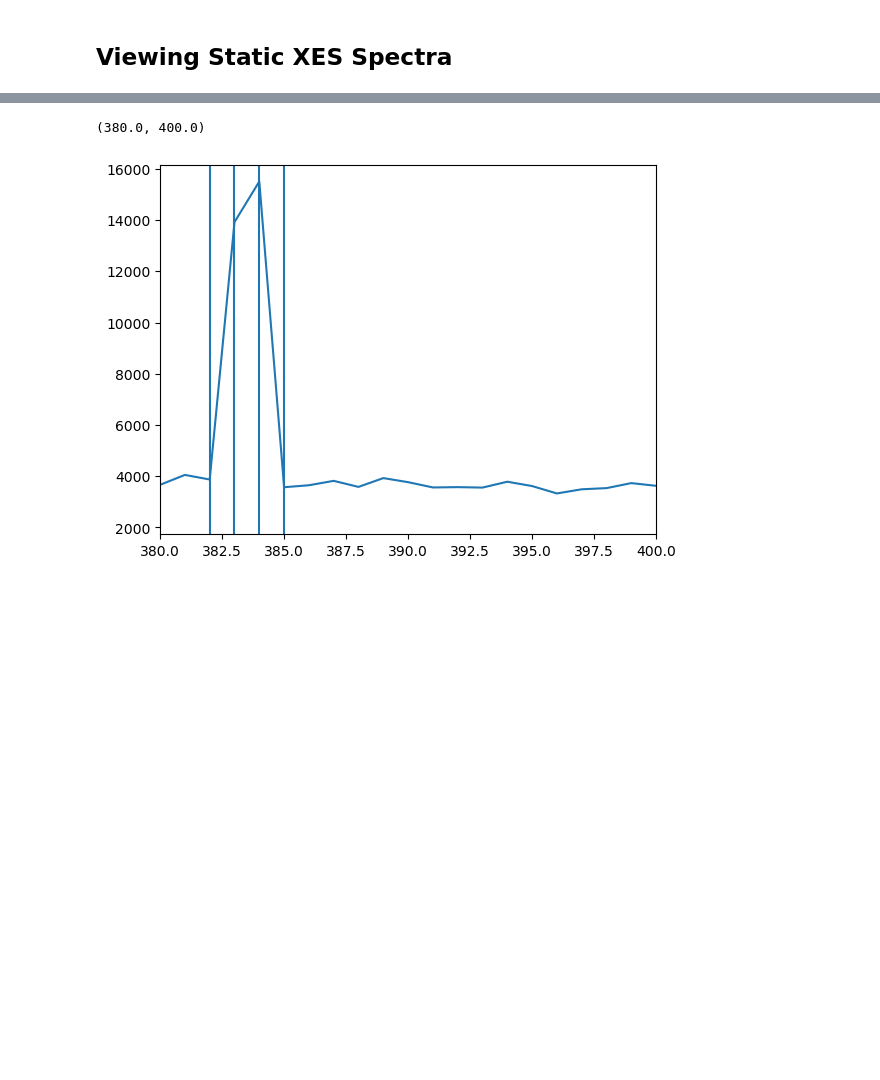
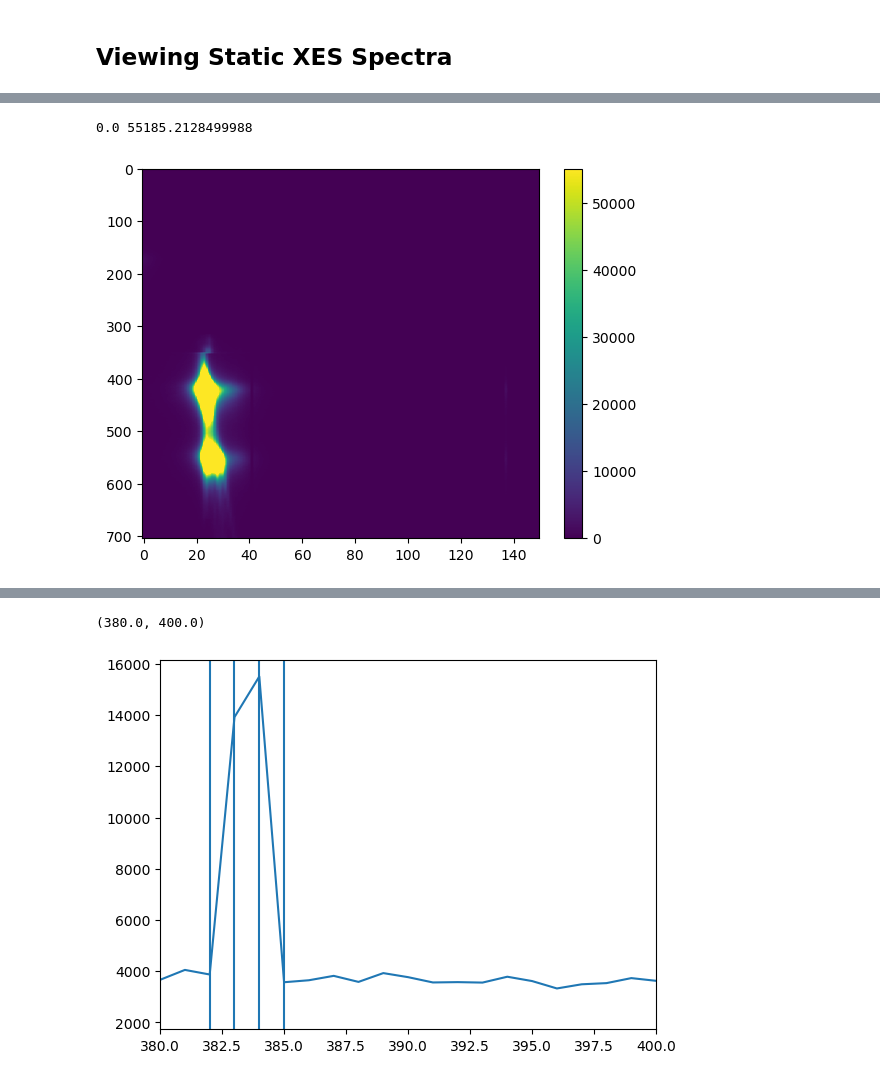
Before and after one commit to lg345/XSpect, a Jupyter notebook: XSpect_XES_examples.ipynb, the cells around one changed output, grey strips where cells are left out. Saved outputs shown, nothing was run; the diff lists cells and outputs as text; code cells hidden in the pictures; blank space fills up the shorter version.

```diff
--- a/XSpect_XES_examples.ipynb
+++ b/XSpect_XES_examples.ipynb
@@ -22,3 +44,16 @@ import XSpect.XSpect_Visualization
+# %%
+xes.analyzed_runs[0].epix
+v.combine_static_spectra(xes_analysis=xes,xes_key='epix')
+v.summed_xes.shape
+vmin, vmax = np.percentile(v.summed_xes, [1,99])
+plt.imshow(v.summed_xes,vmin = vmin, vmax = vmax, aspect='auto')
+plt.colorbar()
+print(vmin,vmax)
+# for i in xes.rois[0]:
+#     plt.axvline(i,color='k',linestyle='--')
+# %% [output]
+0.0 55185.2128499988
+[figure, added]
 # %%
 xes_experiment = XSpect.XSpect_Analysis.spectroscopy_experiment(hutch='mfx',experiment_id='mfxl1015522',lcls_run=22)
 xes=XSpect.XSpect_Controller.XESBatchAnalysisRotation()
```
Also changed, not shown: parts of 5 cells of this notebook, 1 other file.
